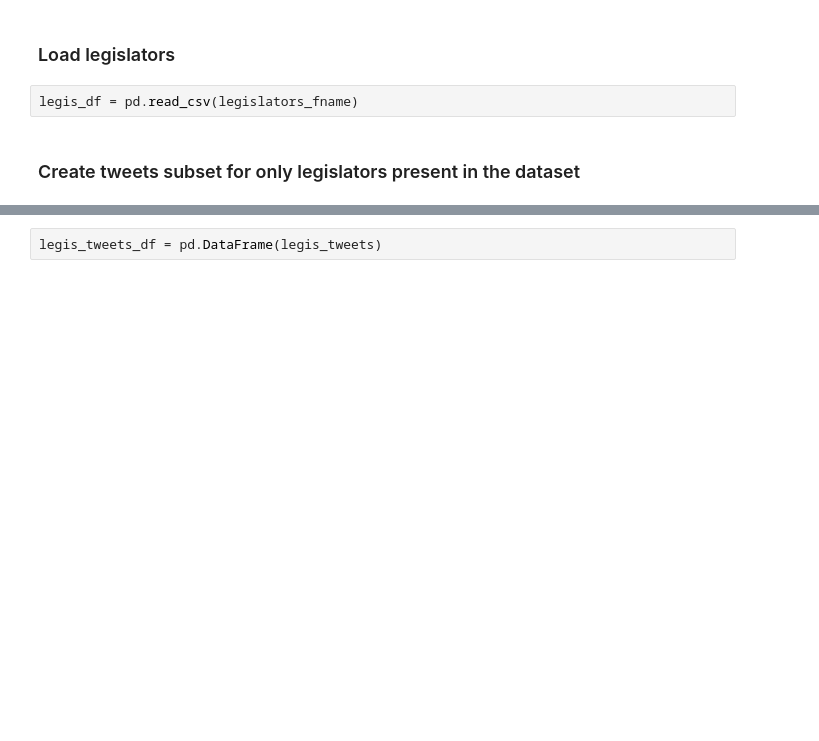
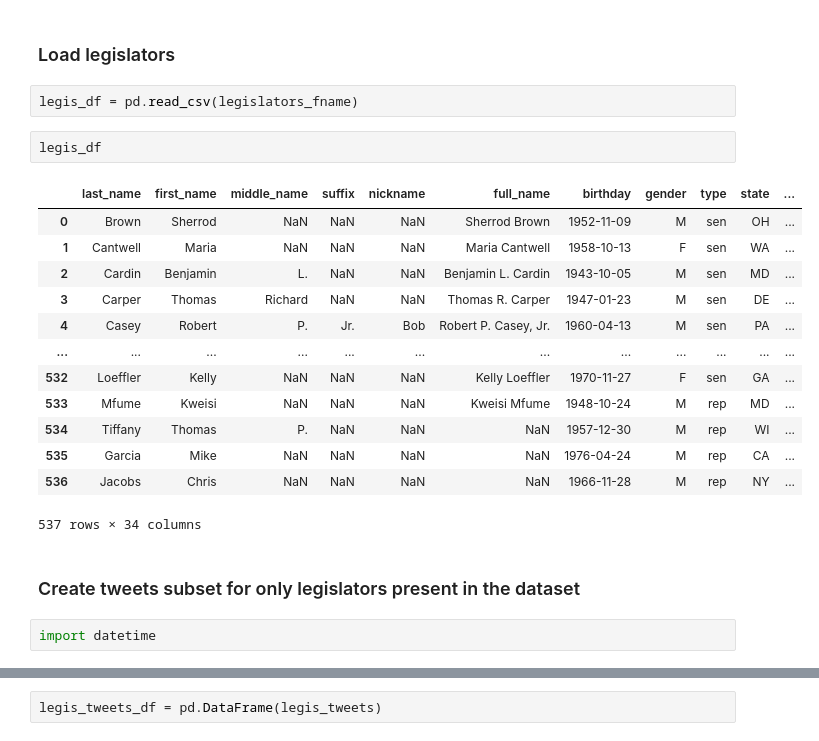
Before and after one commit to codencoding/political-influencers, a Jupyter notebook: notebooks/system_workbooks/neo4j_setup_workbook.ipynb, the cells around one changed output, grey strips where cells are left out. Cells and saved outputs as stored; diff of their text form; blank space fills up the shorter version.

```diff
--- a/notebooks/system_workbooks/neo4j_setup_workbook.ipynb
+++ b/notebooks/system_workbooks/neo4j_setup_workbook.ipynb
@@ -41,5 +47,23 @@ tweets_fname = DATA_DIR + "legis_tweets.csv"
 ### Load legislators
 # %%
 legis_df = pd.read_csv(legislators_fname)
+# %%
+legis_df
+# %% [output]
+|  | last_name | first_name | middle_name | suffix | nickname | full_name | birthday | gender | type | state | ... |
+| 0 | Brown | Sherrod | NaN | NaN | NaN | Sherrod Brown | 1952-11-09 | M | sen | OH | ... |
+| 1 | Cantwell | Maria | NaN | NaN | NaN | Maria Cantwell | 1958-10-13 | F | sen | WA | ... |
+| 2 | Cardin | Benjamin | L. | NaN | NaN | Benjamin L. Cardin | 1943-10-05 | M | sen | MD | ... |
+| 3 | Carper | Thomas | Richard | NaN | NaN | Thomas R. Carper | 1947-01-23 | M | sen | DE | ... |
+| 4 | Casey | Robert | P. | Jr. | Bob | Robert P. Casey, Jr. | 1960-04-13 | M | sen | PA | ... |
+| ... | ... | ... | ... | ... | ... | ... | ... | ... | ... | ... | ... |
+| 532 | Loeffler | Kelly | NaN | NaN | NaN | Kelly Loeffler | 1970-11-27 | F | sen | GA | ... |
+| 533 | Mfume | Kweisi | NaN | NaN | NaN | Kweisi Mfume | 1948-10-24 | M | rep | MD | ... |
+| 534 | Tiffany | Thomas | P. | NaN | NaN | NaN | 1957-12-30 | M | rep | WI | ... |
+| 535 | Garcia | Mike | NaN | NaN | NaN | NaN | 1976-04-24 | M | rep | CA | ... |
+| 536 | Jacobs | Chris | NaN | NaN | NaN | NaN | 1966-11-28 | M | rep | NY | ... |
+537 rows × 34 columns
 # %% [markdown]
 ### Create tweets subset for only legislators present in the dataset
+# %%
+import datetime
```
Also changed, not shown: parts of 19 cells of this notebook.
